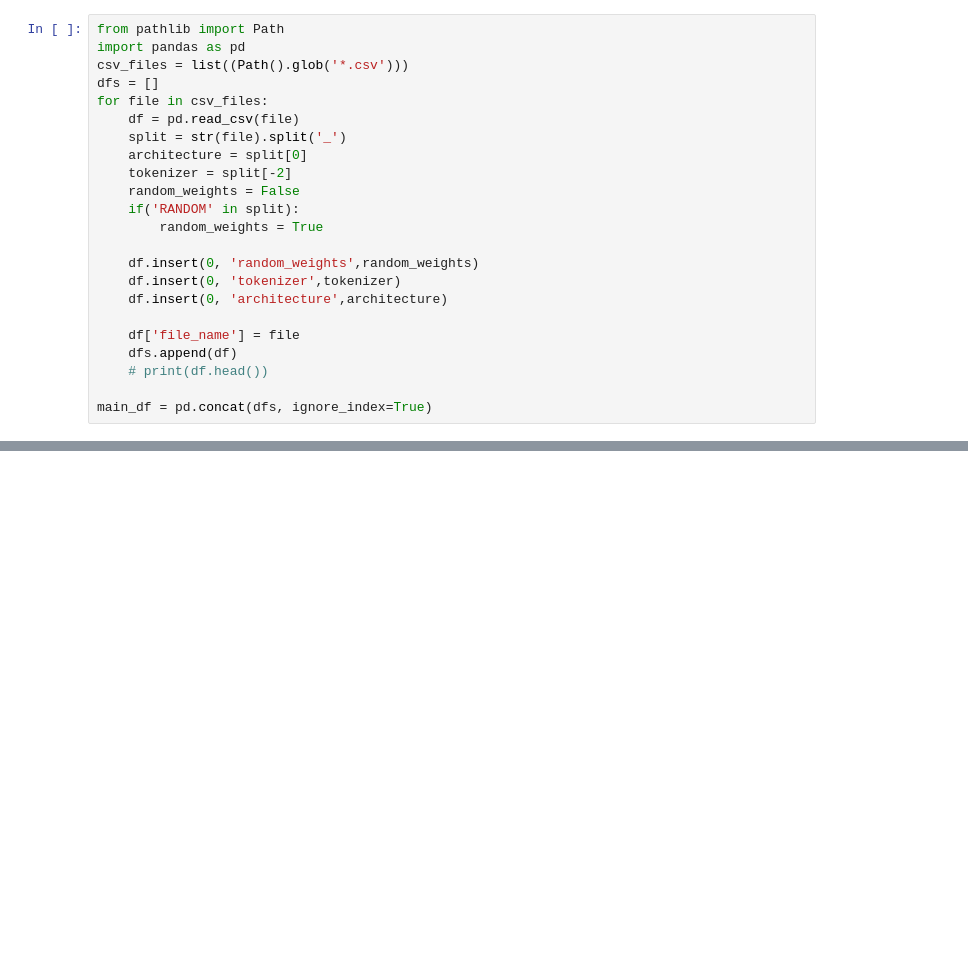
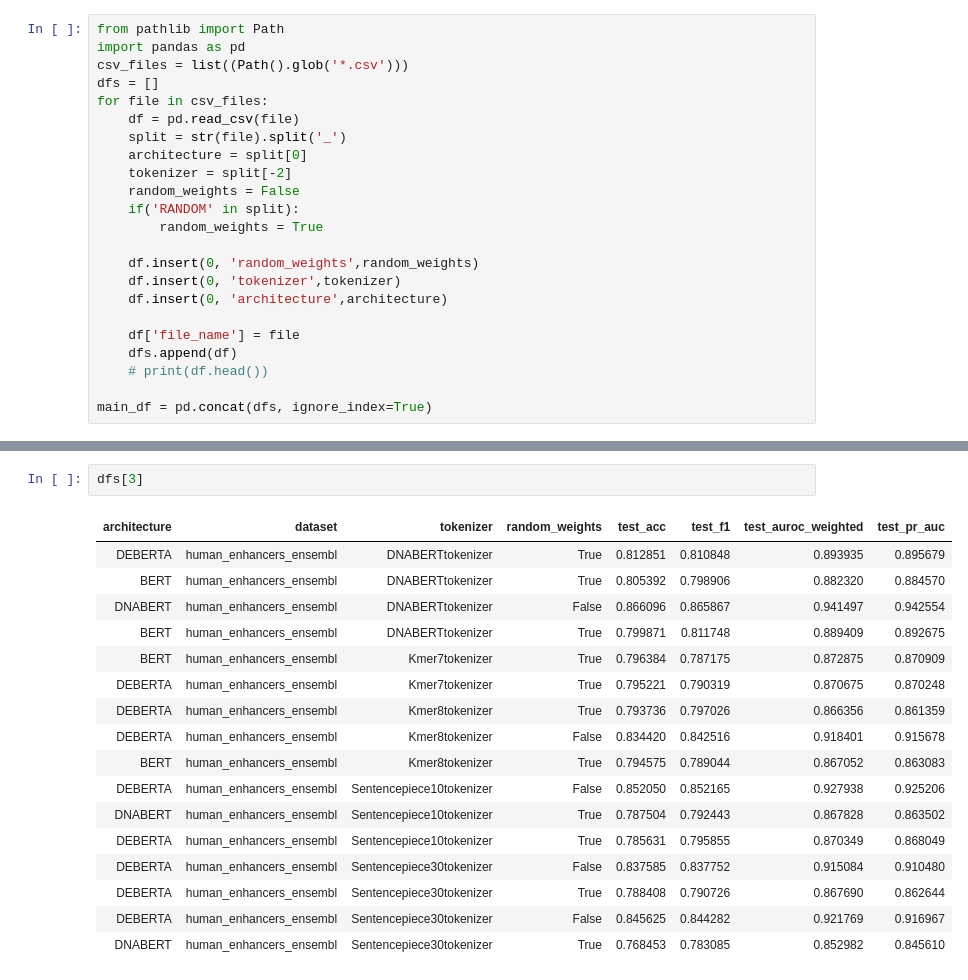
Before and after one commit to ML-Bioinfo-CEITEC/DNA-pretraining, a Jupyter notebook: experiments/genomic_benchmarks/20220803_training/Results_analysis.ipynb, the cells around one changed output, grey strips where cells are left out. Cells and saved outputs as stored; diff of their text form; blank space fills up the shorter version.

```diff
--- a/experiments/genomic_benchmarks/20220803_training/Results_analysis.ipynb
+++ b/experiments/genomic_benchmarks/20220803_training/Results_analysis.ipynb
@@ -43,0 +106,20 @@ main_df.iloc[main_df.groupby('dataset')['test_acc'].idxmax()]
+# %%
+dfs[3]
+# %% [output]
+| architecture | dataset | tokenizer | random_weights | test_acc | test_f1 | test_auroc_weighted | test_pr_auc |
+| DEBERTA | human_enhancers_ensembl | DNABERTtokenizer | True | 0.812851 | 0.810848 | 0.893935 | 0.895679 |
+| BERT | human_enhancers_ensembl | DNABERTtokenizer | True | 0.805392 | 0.798906 | 0.882320 | 0.884570 |
+| DNABERT | human_enhancers_ensembl | DNABERTtokenizer | False | 0.866096 | 0.865867 | 0.941497 | 0.942554 |
+| BERT | human_enhancers_ensembl | DNABERTtokenizer | True | 0.799871 | 0.811748 | 0.889409 | 0.892675 |
+| BERT | human_enhancers_ensembl | Kmer7tokenizer | True | 0.796384 | 0.787175 | 0.872875 | 0.870909 |
+| DEBERTA | human_enhancers_ensembl | Kmer7tokenizer | True | 0.795221 | 0.790319 | 0.870675 | 0.870248 |
+| DEBERTA | human_enhancers_ensembl | Kmer8tokenizer | True | 0.793736 | 0.797026 | 0.866356 | 0.861359 |
+| DEBERTA | human_enhancers_ensembl | Kmer8tokenizer | False | 0.834420 | 0.842516 | 0.918401 | 0.915678 |
+| BERT | human_enhancers_ensembl | Kmer8tokenizer | True | 0.794575 | 0.789044 | 0.867052 | 0.863083 |
+| DEBERTA | human_enhancers_ensembl | Sentencepiece10tokenizer | False | 0.852050 | 0.852165 | 0.927938 | 0.925206 |
+| DNABERT | human_enhancers_ensembl | Sentencepiece10tokenizer | True | 0.787504 | 0.792443 | 0.867828 | 0.863502 |
+| DEBERTA | human_enhancers_ensembl | Sentencepiece10tokenizer | True | 0.785631 | 0.795855 | 0.870349 | 0.868049 |
+| DEBERTA | human_enhancers_ensembl | Sentencepiece30tokenizer | False | 0.837585 | 0.837752 | 0.915084 | 0.910480 |
+| DEBERTA | human_enhancers_ensembl | Sentencepiece30tokenizer | True | 0.788408 | 0.790726 | 0.867690 | 0.862644 |
+| DEBERTA | human_enhancers_ensembl | Sentencepiece30tokenizer | False | 0.845625 | 0.844282 | 0.921769 | 0.916967 |
+| DNABERT | human_enhancers_ensembl | Sentencepiece30tokenizer | True | 0.768453 | 0.783085 | 0.852982 | 0.845610 |
```
Also changed, not shown: parts of 8 cells of this notebook, 2 other files.
